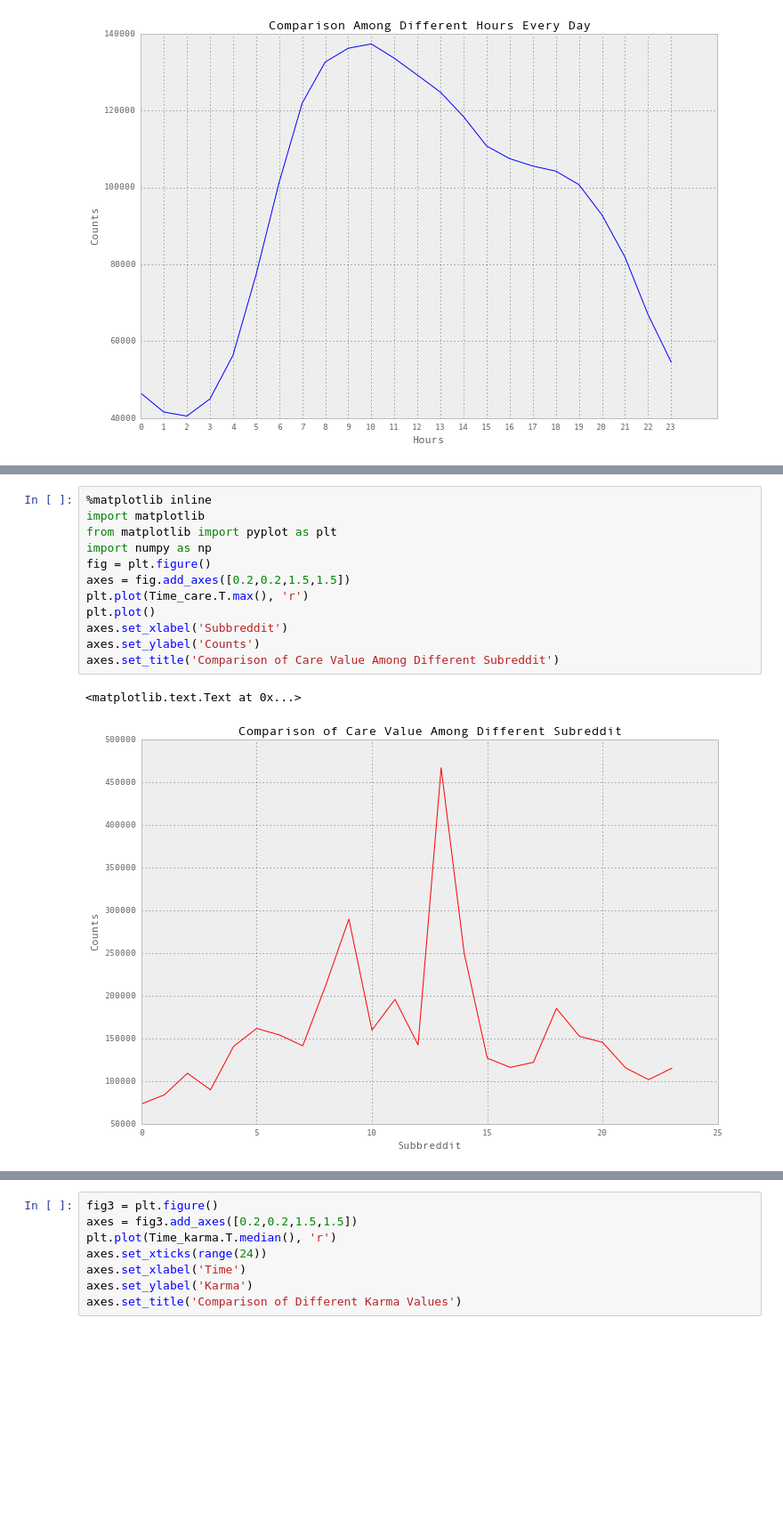
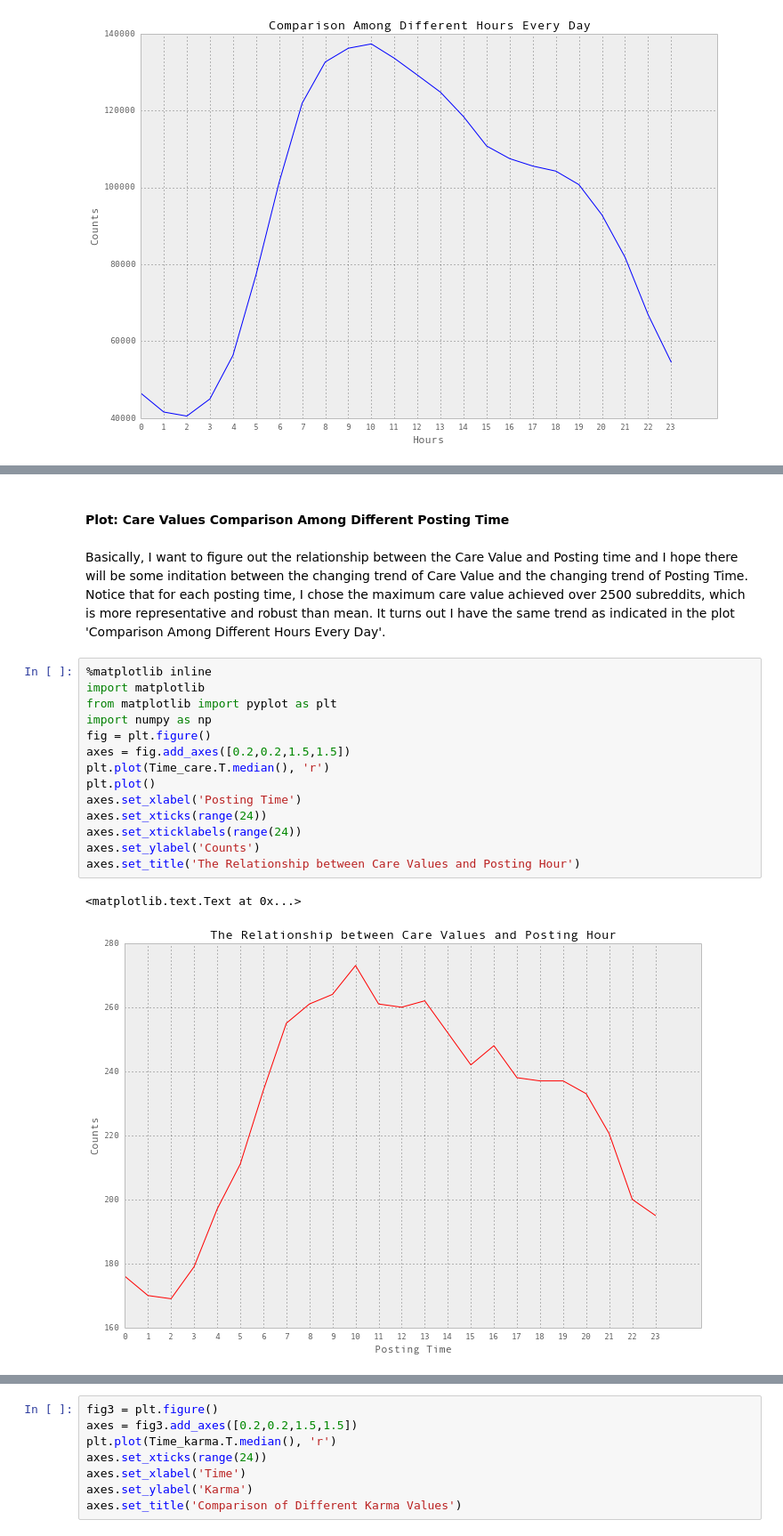
Before and after one commit to grepJimmyGu/capstone, a Jupyter notebook: Reddit Data Insight.ipynb, the cells around one changed output, grey strips where cells are left out. Shown: that part at 89% size. Cells and saved outputs as stored; diff of their text form; blank space fills up the shorter version.

```diff
--- a/Reddit Data Insight.ipynb
+++ b/Reddit Data Insight.ipynb
@@ -222,15 +231,21 @@ axes.set_title('Comparison Among Different Week Days')
+# %% [markdown]
+#### Plot: Care Values Comparison Among Different Posting Time
+# %% [markdown]
+Basically, I want to figure out the relationship between the Care Value and Posting time and I hope there will be some inditation between the changing trend of Care Value and the changing trend of Posting Time. Notice that for each posting time, I chose the maximum care value achieved over 2500 subreddits, which is more representative and robust than mean. It turns out I have the same trend as indicated in the plot 'Comparison Among Different Hours Every Day'.
 # %%
 %matplotlib inline
 import matplotlib
 from matplotlib import pyplot as plt
 import numpy as np
 fig = plt.figure()
 axes = fig.add_axes([0.2,0.2,1.5,1.5])
-plt.plot(Time_care.T.max(), 'r')
+plt.plot(Time_care.T.median(), 'r')
 plt.plot()
-axes.set_xlabel('Subbreddit')
+axes.set_xlabel('Posting Time')
+axes.set_xticks(range(24))
+axes.set_xticklabels(range(24))
 axes.set_ylabel('Counts')
-axes.set_title('Comparison of Care Value Among Different Subreddit')
+axes.set_title('The Relationship between Care Values and Posting Hour')
 # %% [output]
 <matplotlib.text.Text at 0x...>
-[figure, old version]
+[figure, new version]
```
Also changed, not shown: parts of 21 cells of this notebook.
